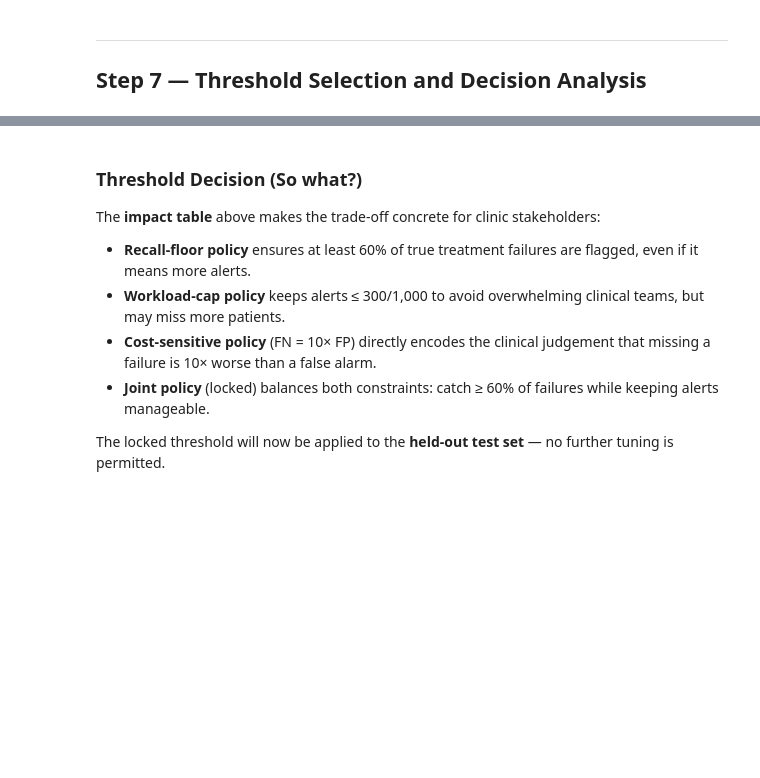
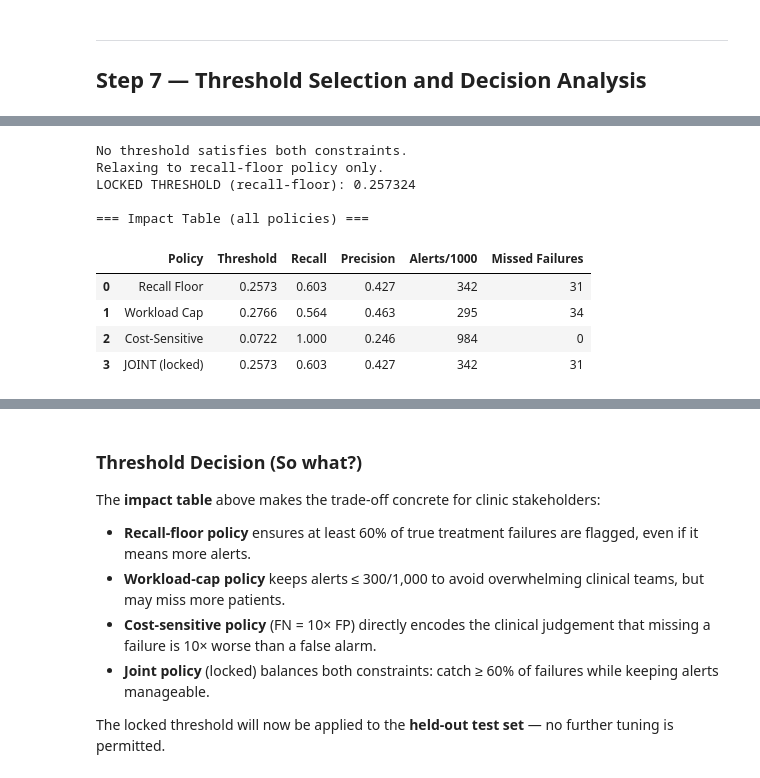
Before and after one commit to devMYurge/RAI_HIV_treatment_failure, a Jupyter notebook: ML4HL_HepC RAI Toolbox.ipynb, the cells around one changed output, grey strips where cells are left out. Saved outputs shown, nothing was run; the diff lists cells and outputs as text; code cells hidden in the pictures; blank space fills up the shorter version.

```diff
--- a/ML4HL_HepC RAI Toolbox.ipynb
+++ b/ML4HL_HepC RAI Toolbox.ipynb
@@ -531,37 +686,59 @@ if len(feasible) > 0:
     print(f"  Alerts/1000:  {best['alerts_per_1000']:.1f}")
     print(f"  TP={best['TP']:.0f}  FP={best['FP']:.0f}  "
           f"FN={best['FN']:.0f}  TN={best['TN']:.0f}")
 else:
     print("No threshold satisfies both constraints.")
     print("Relaxing to recall-floor policy only.")
     locked_threshold = res_recall["threshold"]
     print(f"LOCKED THRESHOLD (recall-floor): {locked_threshold:.6f}")
 
 # --- Impact table ---
 print("\n=== Impact Table (all policies) ===")
 impact_rows = []
 for name, res in [("Recall Floor", res_recall),
-                   ("Workload Cap", res_work),
-                   ("Cost-Sensitive", res_cost)]:
-    s = summary_at_threshold(y_val.values, cal_scores, res["threshold"])
+                   ("Workload Cap", res_work)]:
+    s = summary_at_threshold(y_val.values, cal_scores, res["threshold"]).iloc[0]
     impact_rows.append({
         "Policy": name,
         "Threshold": f"{res['threshold']:.4f}",
         "Recall": f"{s['recall']:.3f}",
         "Precision": f"{s['precision']:.3f}",
         "Alerts/1000": f"{s['alerts_per_1000']:.0f}",
         "Missed Failures": f"{s['FN']:.0f}",
     })
-s_joint = summary_at_threshold(y_val.values, cal_scores, locked_threshold)
+
+# Cost-sensitive uses a different key
+cost_thr = res_cost["threshold_empirical"]
+s_cost = summary_at_threshold(y_val.values, cal_scores, cost_thr).iloc[0]
+impact_rows.append({
+    "Policy": "Cost-Sensitive",
+    "Threshold": f"{cost_thr:.4f}",
+    "Recall": f"{s_cost['recall']:.3f}",
+    "Precision": f"{s_cost['precision']:.3f}",
+    "Alerts/1000": f"{s_cost['alerts_per_1000']:.0f}",
+    "Missed Failures": f"{s_cost['FN']:.0f}",
+})
+s_joint = summary_at_threshold(y_val.values, cal_scores, locked_threshold).iloc[0]
 impact_rows.append({
     "Policy": "JOINT (locked)",
     "Threshold": f"{locked_threshold:.4f}",
     "Recall": f"{s_joint['recall']:.3f}",
     "Precision": f"{s_joint['precision']:.3f}",
     "Alerts/1000": f"{s_joint['alerts_per_1000']:.0f}",
     "Missed Failures": f"{s_joint['FN']:.0f}",
 })
 display(pd.DataFrame(impact_rows))
+# %% [output]
+No threshold satisfies both constraints.
+Relaxing to recall-floor policy only.
+LOCKED THRESHOLD (recall-floor): 0.257324
+
+=== Impact Table (all policies) ===
+|  | Policy | Threshold | Recall | Precision | Alerts/1000 | Missed Failures |
+| 0 | Recall Floor | 0.2573 | 0.603 | 0.427 | 342 | 31 |
+| 1 | Workload Cap | 0.2766 | 0.564 | 0.463 | 295 | 34 |
+| 2 | Cost-Sensitive | 0.0722 | 1.000 | 0.246 | 984 | 0 |
+| 3 | JOINT (locked) | 0.2573 | 0.603 | 0.427 | 342 | 31 |
 # %%
 # ============================================================
 # 7c. Threshold visualisations
```
Also changed, not shown: parts of 19 cells of this notebook, 3 other files.
